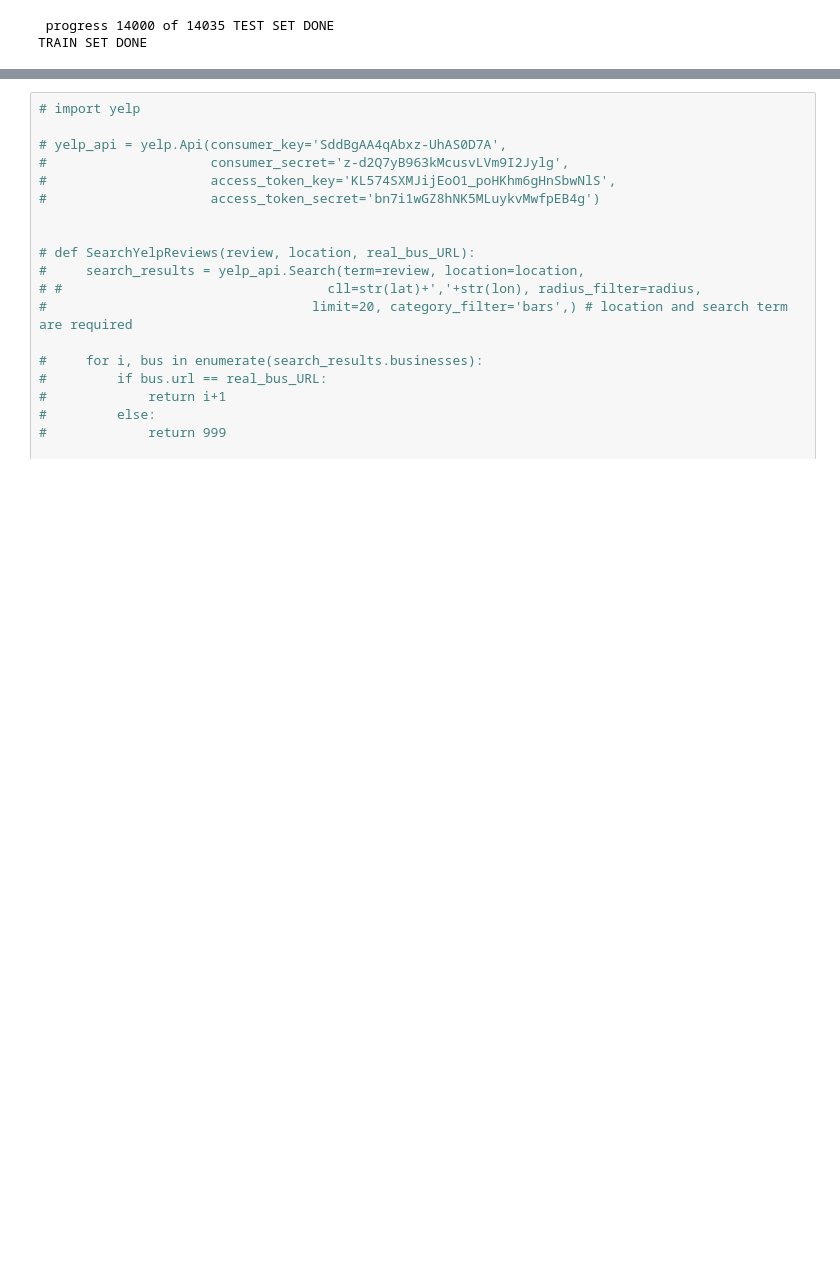
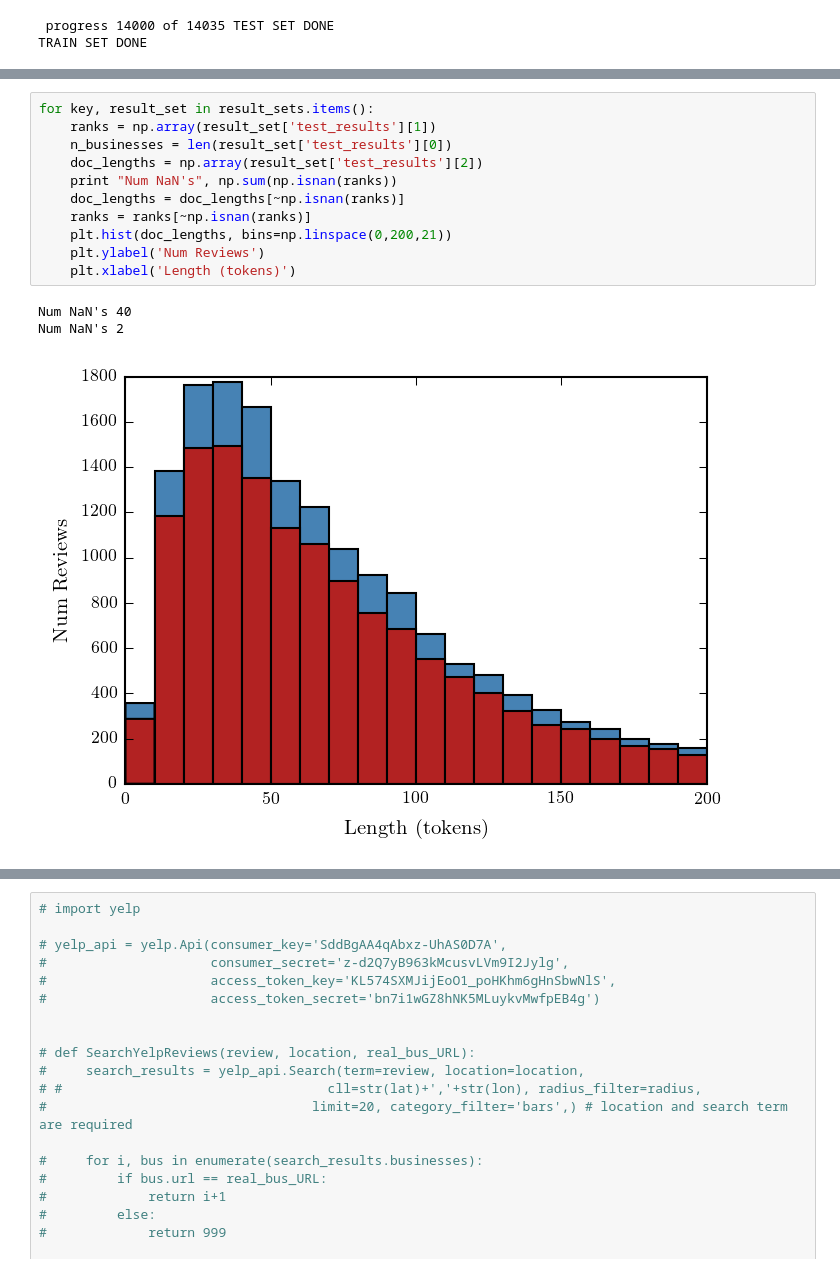
Before and after one commit to erccarls/vectorsearch, a Jupyter notebook: notebooks/08 - Validation.ipynb, the cells around one changed output, grey strips where cells are left out. Cells and saved outputs as stored; diff of their text form; blank space fills up the shorter version.

```diff
--- a/notebooks/08 - Validation.ipynb
+++ b/notebooks/08 - Validation.ipynb
@@ -250,6 +251,21 @@ Num NaN's 2
 Num NaN's 2
 <matplotlib.text.Text at 0x...>
 [figure]
+# %%
+for key, result_set in result_sets.items():
+    ranks = np.array(result_set['test_results'][1])
+    n_businesses = len(result_set['test_results'][0])
+    doc_lengths = np.array(result_set['test_results'][2])
+    print "Num NaN's", np.sum(np.isnan(ranks))
+    doc_lengths = doc_lengths[~np.isnan(ranks)]
+    ranks = ranks[~np.isnan(ranks)]
+    plt.hist(doc_lengths, bins=np.linspace(0,200,21))
+    plt.ylabel('Num Reviews')
+    plt.xlabel('Length (tokens)')
+# %% [output]
+Num NaN's 40
+Num NaN's 2
+[figure, added]
 # %%
 import pickle
 from collections import OrderedDict
```
Also changed, not shown: parts of 2 cells of this notebook, 7 other files.
